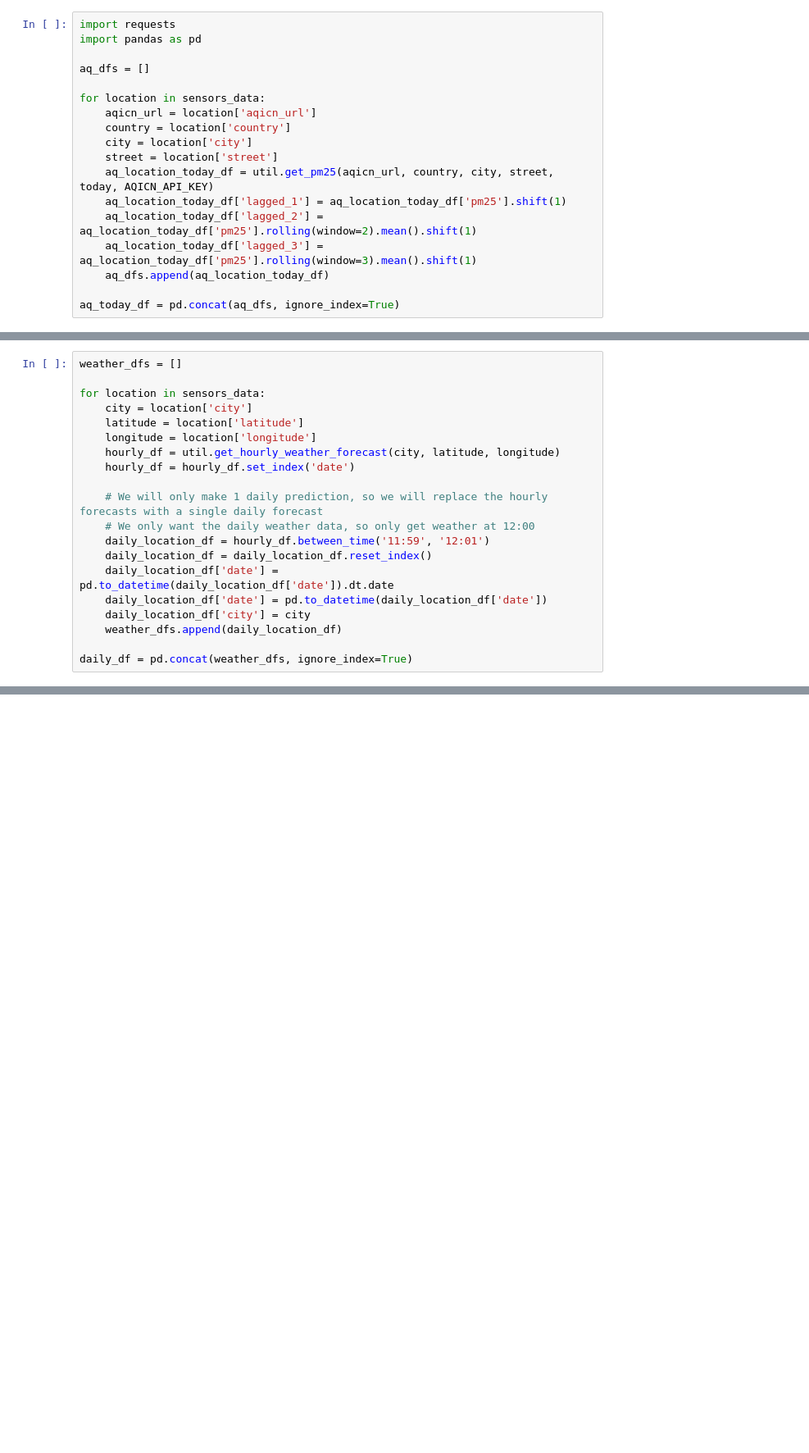
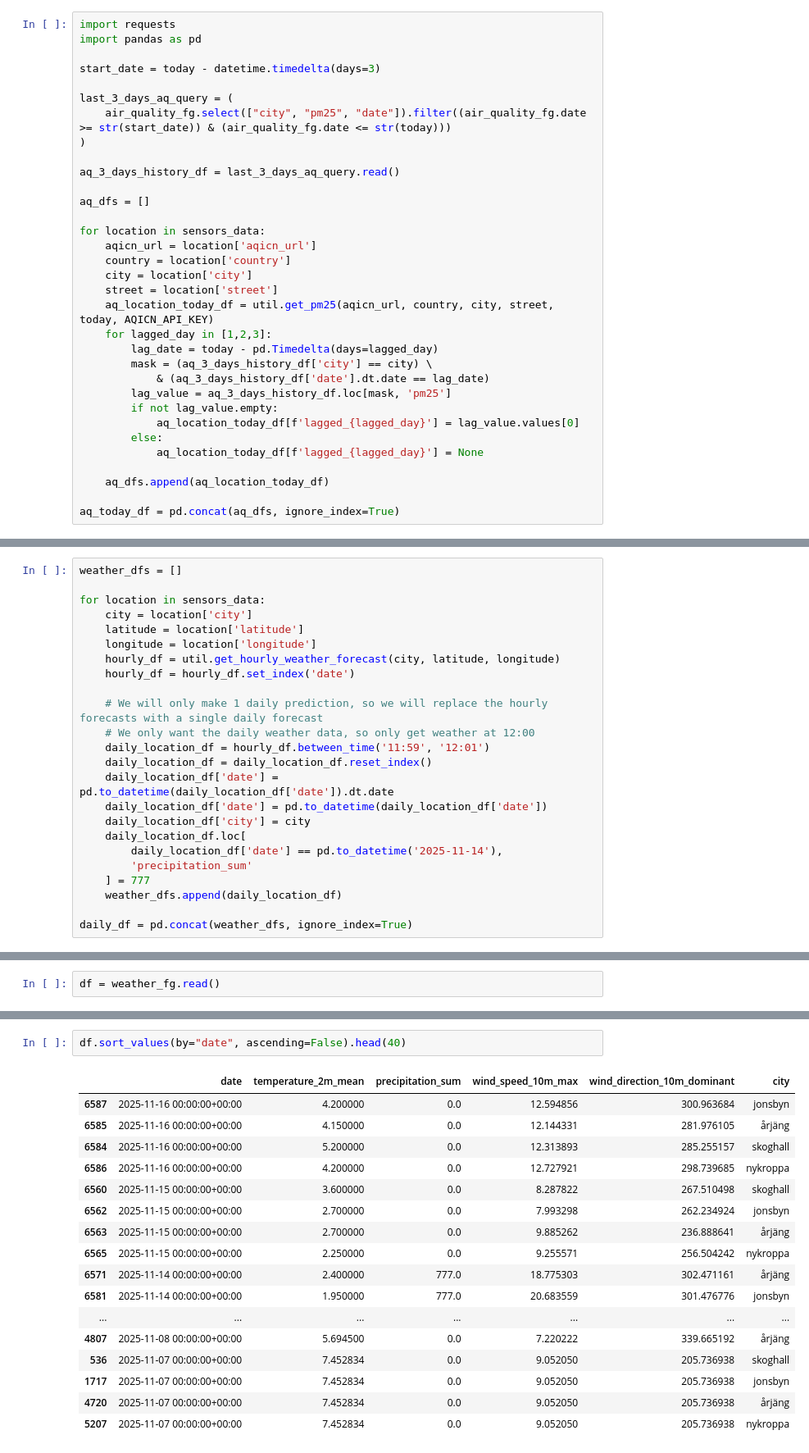
Before and after one commit to kilianp14/air_quality_prediction, a Jupyter notebook: 2_air_quality_feature_pipeline.ipynb, the cells around one changed output, grey strips where cells are left out. Shown: that part at 82% size. Saved outputs shown, nothing was run; the diff lists cells and outputs as text; blank space fills up the shorter version.

Commit message:
Fixed lagged days in feature pipeline

```diff
--- a/2_air_quality_feature_pipeline.ipynb
+++ b/2_air_quality_feature_pipeline.ipynb
@@ -42,6 +42,14 @@ weather_fg = fs.get_feature_group(
 # %%
 import requests
 import pandas as pd
+
+start_date = today - datetime.timedelta(days=3)
+
+last_3_days_aq_query = (
+    air_quality_fg.select(["city", "pm25", "date"]).filter((air_quality_fg.date >= str(start_date)) & (air_quality_fg.date <= str(today)))
+)
+
+aq_3_days_history_df = last_3_days_aq_query.read()
 
 aq_dfs = []
 
@@ -51,9 +59,16 @@ for location in sensors_data:
     city = location['city']
     street = location['street']
     aq_location_today_df = util.get_pm25(aqicn_url, country, city, street, today, AQICN_API_KEY)
-    aq_location_today_df['lagged_1'] = aq_location_today_df['pm25'].shift(1)
-    aq_location_today_df['lagged_2'] = aq_location_today_df['pm25'].rolling(window=2).mean().shift(1)
-    aq_location_today_df['lagged_3'] = aq_location_today_df['pm25'].rolling(window=3).mean().shift(1)
+    for lagged_day in [1,2,3]:
+        lag_date = today - pd.Timedelta(days=lagged_day)
+        mask = (aq_3_days_history_df['city'] == city) \
+            & (aq_3_days_history_df['date'].dt.date == lag_date)
+        lag_value = aq_3_days_history_df.loc[mask, 'pm25']
+        if not lag_value.empty:
+            aq_location_today_df[f'lagged_{lagged_day}'] = lag_value.values[0]
+        else:
+            aq_location_today_df[f'lagged_{lagged_day}'] = None
+
     aq_dfs.append(aq_location_today_df)
 
 aq_today_df = pd.concat(aq_dfs, ignore_index=True)
@@ -76,6 +102,10 @@ for location in sensors_data:
     daily_location_df['date'] = pd.to_datetime(daily_location_df['date']).dt.date
     daily_location_df['date'] = pd.to_datetime(daily_location_df['date'])
     daily_location_df['city'] = city
+    daily_location_df.loc[
+        daily_location_df['date'] == pd.to_datetime('2025-11-14'),
+        'precipitation_sum'
+    ] = 777
     weather_dfs.append(daily_location_df)
 
 daily_df = pd.concat(weather_dfs, ignore_index=True)
@@ -93,0 +202,2 @@ FeatureStoreException: Features are not compatible with Feature Group schema:
+# %%
+df = weather_fg.read()
@@ -93,0 +206,20 @@ FeatureStoreException: Features are not compatible with Feature Group schema:
+# %%
+df.sort_values(by="date", ascending=False).head(40)
+# %% [output]
+|  | date | temperature_2m_mean | precipitation_sum | wind_speed_10m_max | wind_direction_10m_dominant | city |
+| 6587 | 2025-11-16 00:00:00+00:00 | 4.200000 | 0.0 | 12.594856 | 300.963684 | jonsbyn |
+| 6585 | 2025-11-16 00:00:00+00:00 | 4.150000 | 0.0 | 12.144331 | 281.976105 | årjäng |
+| 6584 | 2025-11-16 00:00:00+00:00 | 5.200000 | 0.0 | 12.313893 | 285.255157 | skoghall |
+| 6586 | 2025-11-16 00:00:00+00:00 | 4.200000 | 0.0 | 12.727921 | 298.739685 | nykroppa |
+| 6560 | 2025-11-15 00:00:00+00:00 | 3.600000 | 0.0 | 8.287822 | 267.510498 | skoghall |
+| 6562 | 2025-11-15 00:00:00+00:00 | 2.700000 | 0.0 | 7.993298 | 262.234924 | jonsbyn |
+| 6563 | 2025-11-15 00:00:00+00:00 | 2.700000 | 0.0 | 9.885262 | 236.888641 | årjäng |
+| 6565 | 2025-11-15 00:00:00+00:00 | 2.250000 | 0.0 | 9.255571 | 256.504242 | nykroppa |
+| 6571 | 2025-11-14 00:00:00+00:00 | 2.400000 | 777.0 | 18.775303 | 302.471161 | årjäng |
+| 6581 | 2025-11-14 00:00:00+00:00 | 1.950000 | 777.0 | 20.683559 | 301.476776 | jonsbyn |
+| ... | ... | ... | ... | ... | ... | ... |
+| 4807 | 2025-11-08 00:00:00+00:00 | 5.694500 | 0.0 | 7.220222 | 339.665192 | årjäng |
+| 536 | 2025-11-07 00:00:00+00:00 | 7.452834 | 0.0 | 9.052050 | 205.736938 | skoghall |
+| 1717 | 2025-11-07 00:00:00+00:00 | 7.452834 | 0.0 | 9.052050 | 205.736938 | jonsbyn |
+| 4720 | 2025-11-07 00:00:00+00:00 | 7.452834 | 0.0 | 9.052050 | 205.736938 | årjäng |
+| 5207 | 2025-11-07 00:00:00+00:00 | 7.452834 | 0.0 | 9.052050 | 205.736938 | nykroppa |
```
Also changed, not shown: parts of 7 cells of this notebook.
